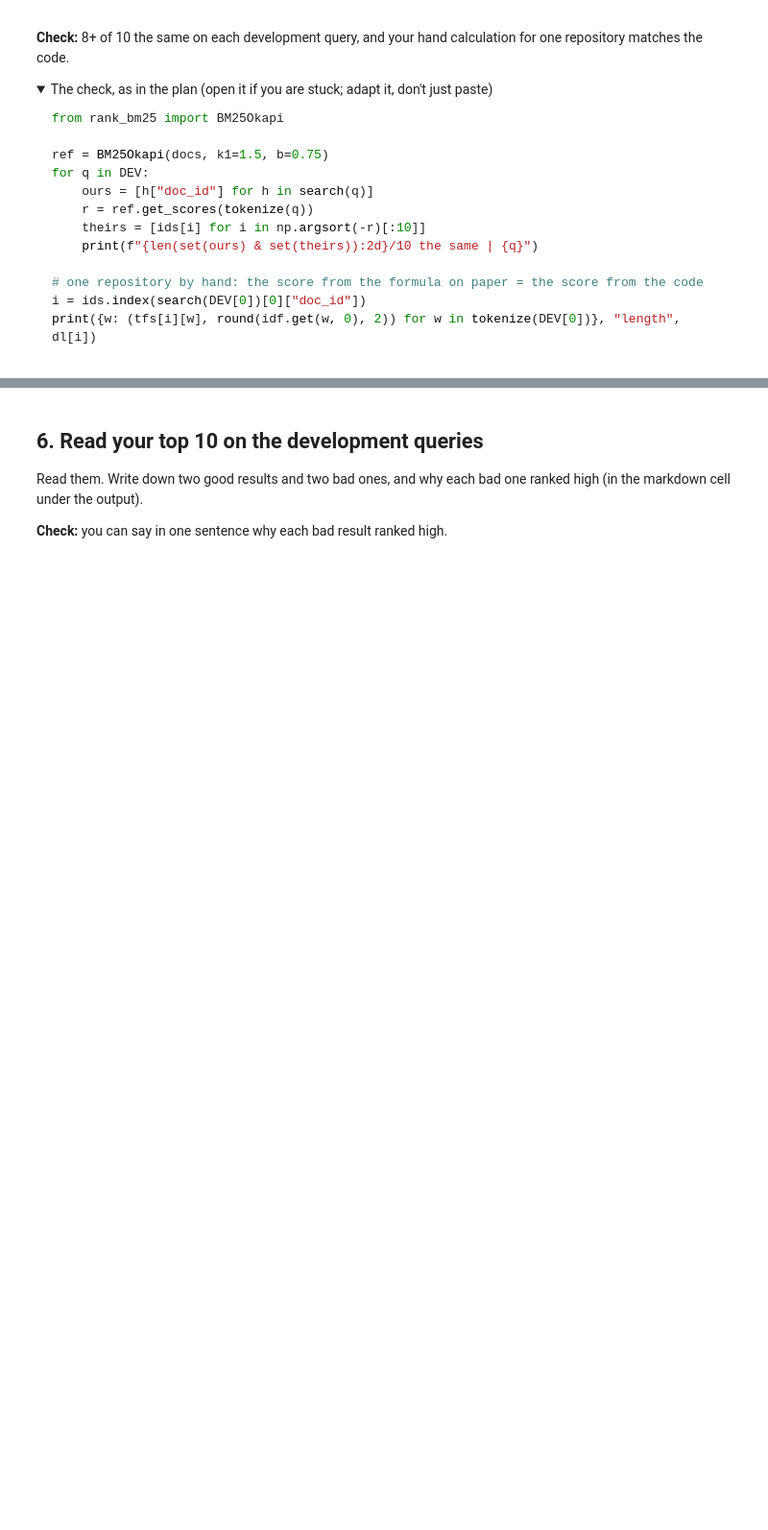
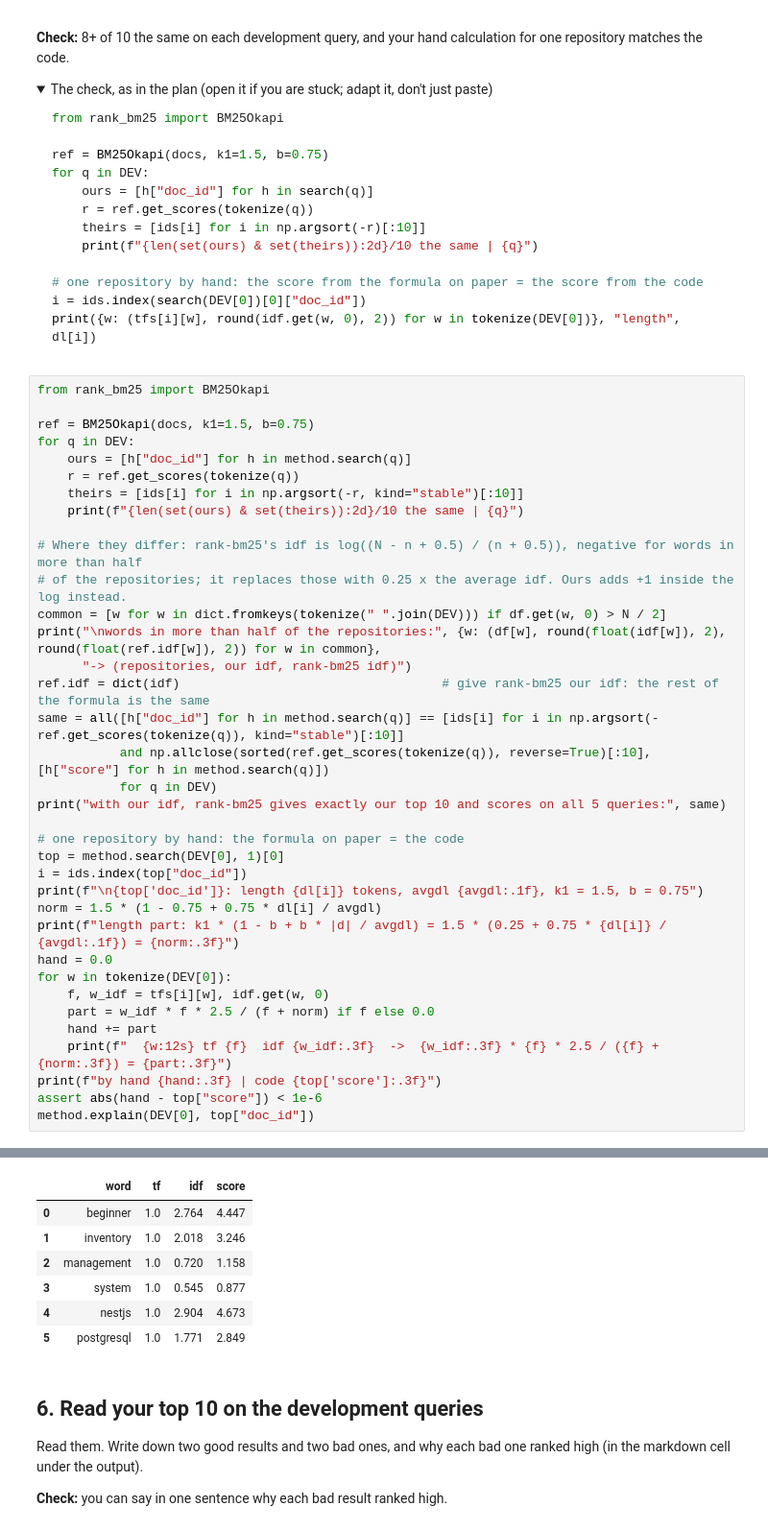
Before and after one commit to RaksaOC/Open-Source-Project-Discovery, a Jupyter notebook: backend/notebooks/09-bm25.ipynb, the cells around one changed output, grey strips where cells are left out. Shown at 96% size. Drawn from its saved outputs; the diff is of its cells as text; folded sections open; blank space fills up the shorter version.

````diff
--- a/backend/notebooks/09-bm25.ipynb
+++ b/backend/notebooks/09-bm25.ipynb
@@ -138,3 +207,40 @@ i = ids.index(search(DEV[0])[0]["doc_id"])
 print({w: (tfs[i][w], round(idf.get(w, 0), 2)) for w in tokenize(DEV[0])}, "length", dl[i])
 ```
 </details>
+# %%
+from rank_bm25 import BM25Okapi
+
+ref = BM25Okapi(docs, k1=1.5, b=0.75)
+for q in DEV:
+    ours = [h["doc_id"] for h in method.search(q)]
+    r = ref.get_scores(tokenize(q))
+    theirs = [ids[i] for i in np.argsort(-r, kind="stable")[:10]]
+    print(f"{len(set(ours) & set(theirs)):2d}/10 the same | {q}")
+
+# Where they differ: rank-bm25's idf is log((N - n + 0.5) / (n + 0.5)), negative for words in more than half
+# of the repositories; it replaces those with 0.25 x the average idf. Ours adds +1 inside the log instead.
+common = [w for w in dict.fromkeys(tokenize(" ".join(DEV))) if df.get(w, 0) > N / 2]
+print("\nwords in more than half of the repositories:", {w: (df[w], round(float(idf[w]), 2), round(float(ref.idf[w]), 2)) for w in common},
+      "-> (repositories, our idf, rank-bm25 idf)")
+ref.idf = dict(idf)                                   # give rank-bm25 our idf: the rest of the formula is the same
+same = all([h["doc_id"] for h in method.search(q)] == [ids[i] for i in np.argsort(-ref.get_scores(tokenize(q)), kind="stable")[:10]]
+           and np.allclose(sorted(ref.get_scores(tokenize(q)), reverse=True)[:10], [h["score"] for h in method.search(q)])
+           for q in DEV)
+print("with our idf, rank-bm25 gives exactly our top 10 and scores on all 5 queries:", same)
+
+# one repository by hand: the formula on paper = the code
+top = method.search(DEV[0], 1)[0]
+i = ids.index(top["doc_id"])
+print(f"\n{top['doc_id']}: length {dl[i]} tokens, avgdl {avgdl:.1f}, k1 = 1.5, b = 0.75")
+norm = 1.5 * (1 - 0.75 + 0.75 * dl[i] / avgdl)
+print(f"length part: k1 * (1 - b + b * |d| / avgdl) = 1.5 * (0.25 + 0.75 * {dl[i]} / {avgdl:.1f}) = {norm:.3f}")
+hand = 0.0
+for w in tokenize(DEV[0]):
+    f, w_idf = tfs[i][w], idf.get(w, 0)
+    part = w_idf * f * 2.5 / (f + norm) if f else 0.0
+    hand += part
+    print(f"  {w:12s} tf {f}  idf {w_idf:.3f}  ->  {w_idf:.3f} * {f} * 2.5 / ({f} + {norm:.3f}) = {part:.3f}")
+print(f"by hand {hand:.3f} | code {top['score']:.3f}")
+assert abs(hand - top["score"]) < 1e-6
+method.explain(DEV[0], top["doc_id"])
+# %% [output]
@@ -141,3 +265,10 @@ print({w: (tfs[i][w], round(idf.get(w, 0), 2)) for w in tokenize(DEV[0])}, "leng
+|  | word | tf | idf | score |
+| 0 | beginner | 1.0 | 2.764 | 4.447 |
+| 1 | inventory | 1.0 | 2.018 | 3.246 |
+| 2 | management | 1.0 | 0.720 | 1.158 |
+| 3 | system | 1.0 | 0.545 | 0.877 |
+| 4 | nestjs | 1.0 | 2.904 | 4.673 |
+| 5 | postgresql | 1.0 | 1.771 | 2.849 |
 # %% [markdown]
 ## 6. Read your top 10 on the development queries
 
````
Also changed, not shown: parts of 12 cells of this notebook, 2 other files.
